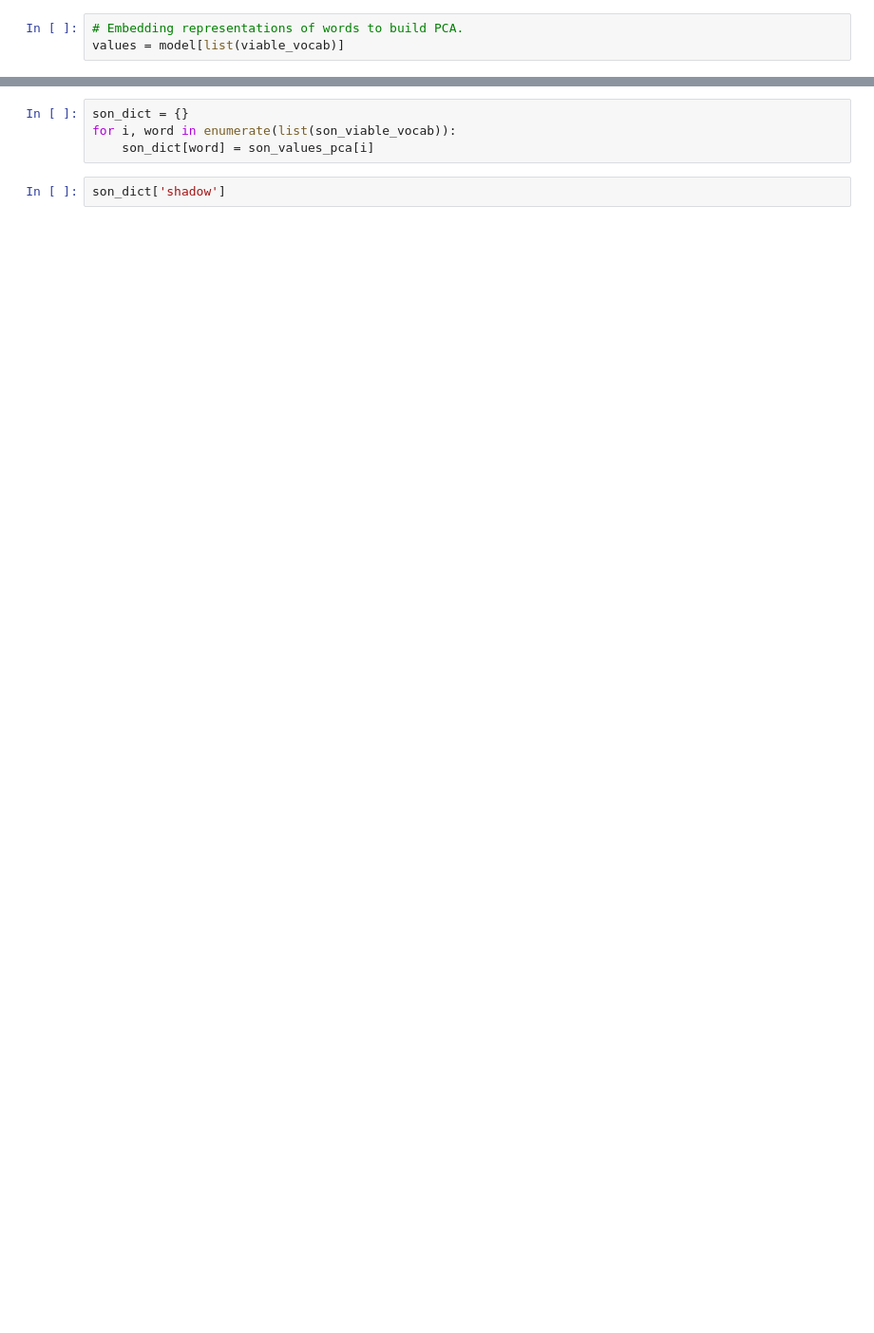
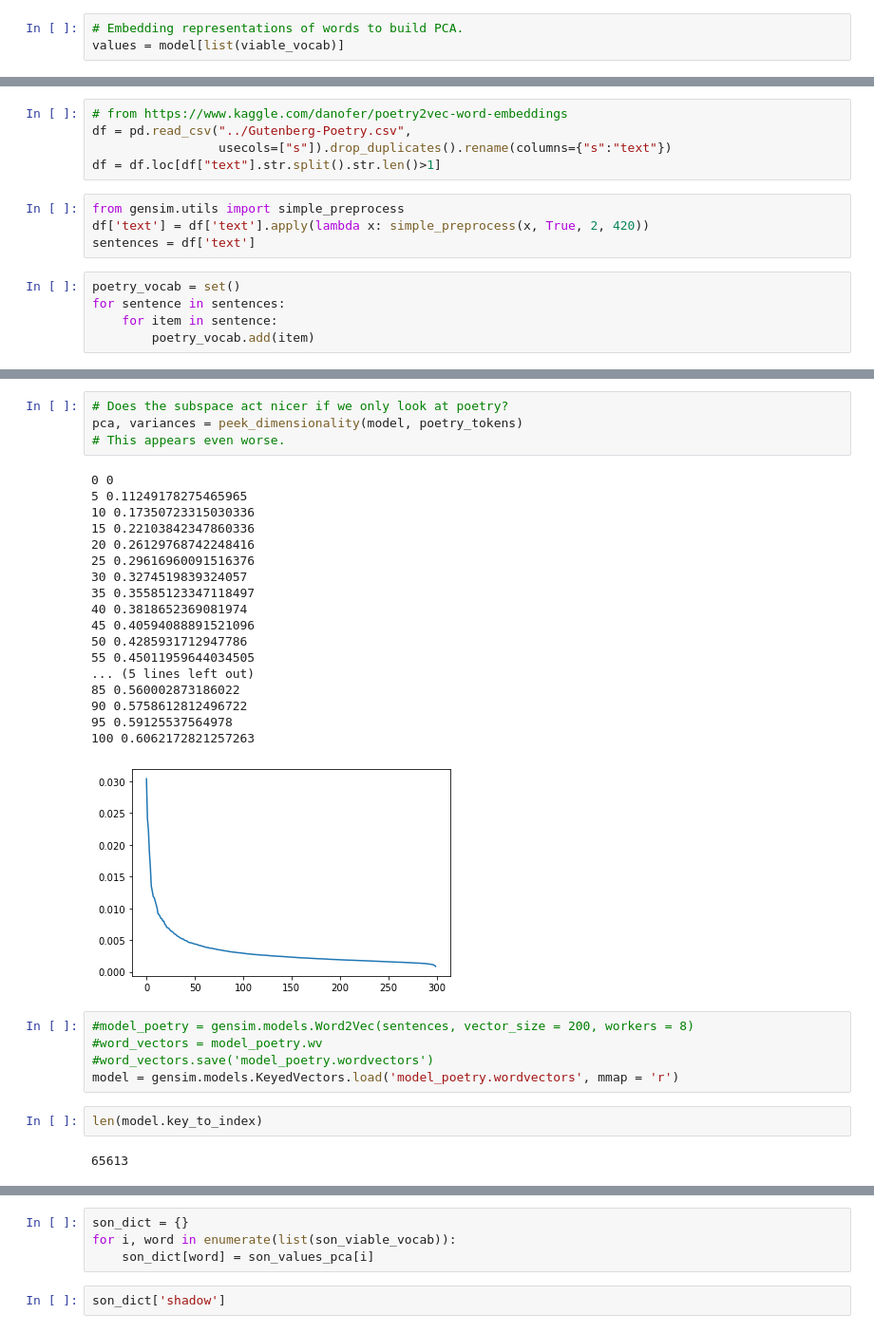
Before and after one commit to CL3644/prose2sound, a Jupyter notebook: Sonification_Project.ipynb, the cells around one changed output, grey strips where cells are left out. Shown: that part at 95% size. Cells and saved outputs as stored; diff of their text form; blank space fills up the shorter version.

```diff
--- a/Sonification_Project.ipynb
+++ b/Sonification_Project.ipynb
@@ -47,0 +91,14 @@ values = model[list(viable_vocab)]
+# %%
+# from https://www.kaggle.com/danofer/poetry2vec-word-embeddings
+df = pd.read_csv("../Gutenberg-Poetry.csv",
+                 usecols=["s"]).drop_duplicates().rename(columns={"s":"text"})
+df = df.loc[df["text"].str.split().str.len()>1]
+# %%
+from gensim.utils import simple_preprocess
+df['text'] = df['text'].apply(lambda x: simple_preprocess(x, True, 2, 420))
+sentences = df['text']
+# %%
+poetry_vocab = set()
+for sentence in sentences:
+    for item in sentence:
+        poetry_vocab.add(item)
@@ -47,0 +110,32 @@ values = model[list(viable_vocab)]
+# %%
+# Does the subspace act nicer if we only look at poetry?
+pca, variances = peek_dimensionality(model, poetry_tokens)
+# This appears even worse.
+# %% [output]
+0 0
+5 0.11249178275465965
+10 0.17350723315030336
+15 0.22103842347860336
+20 0.26129768742248416
+25 0.29616960091516376
+30 0.3274519839324057
+35 0.35585123347118497
+40 0.3818652369081974
+45 0.40594088891521096
+50 0.4285931712947786
+55 0.45011959644034505
+... (5 lines left out)
+85 0.560002873186022
+90 0.5758612812496722
+95 0.59125537564978
+100 0.6062172821257263
+[figure, added]
+# %%
+#model_poetry = gensim.models.Word2Vec(sentences, vector_size = 200, workers = 8)
+#word_vectors = model_poetry.wv
+#word_vectors.save('model_poetry.wordvectors')
+model = gensim.models.KeyedVectors.load('model_poetry.wordvectors', mmap = 'r')
+# %%
+len(model.key_to_index)
+# %% [output]
+65613
```
Also changed, not shown: parts of 15 cells of this notebook.
